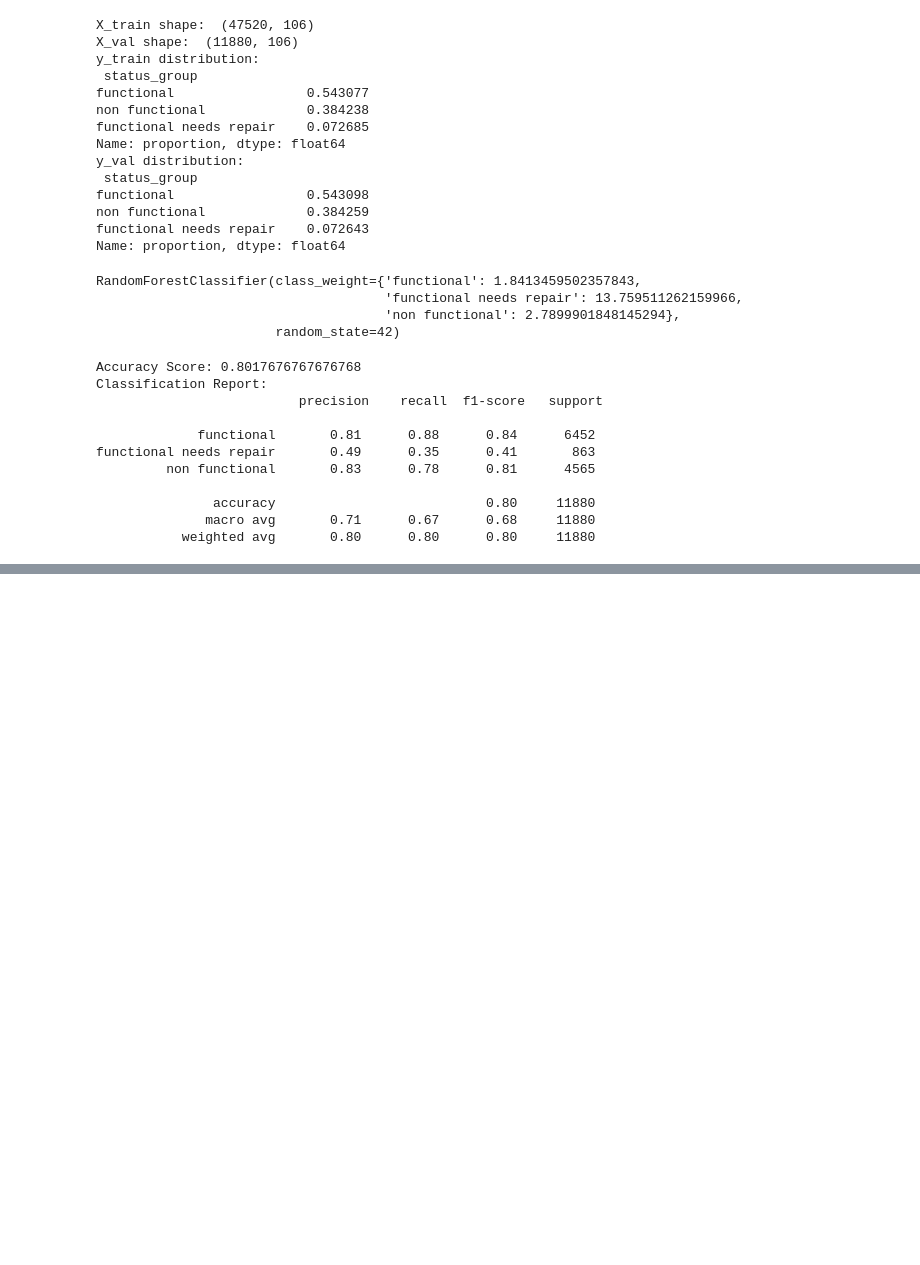
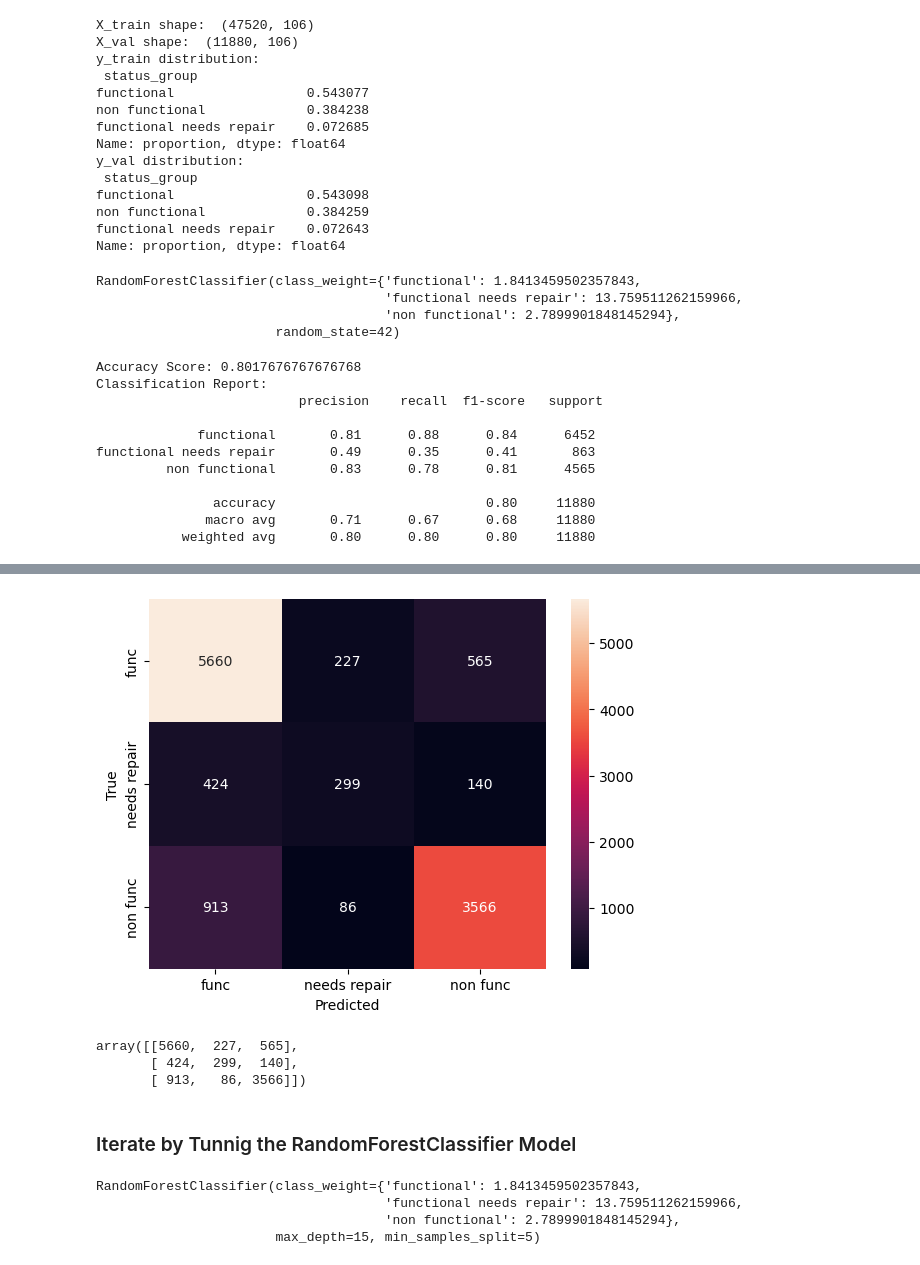
Before and after one commit to KitwanaSh/data_driven_competition, a Jupyter notebook: water_pumps_tz/pump_it_up.ipynb, the cells around one changed output, grey strips where cells are left out. Cells and saved outputs as stored; diff of their text form; code cells hidden in the pictures; blank space fills up the shorter version.

```diff
--- a/water_pumps_tz/pump_it_up.ipynb
+++ b/water_pumps_tz/pump_it_up.ipynb
@@ -813,0 +835,31 @@ functional needs repair       0.49      0.35      0.41       863
+# %%
+
+cm = confusion_matrix(y_val, y_pred, labels=["functional", "functional needs repair", "non functional"])
+sns.heatmap(cm, annot=True, fmt="d", xticklabels=['func', 'needs repair', 'non func'], yticklabels=['func', 'needs repair', 'non func'])
+plt.xlabel("Predicted")
+plt.ylabel("True")
+plt.show()
+# %% [output]
+[figure, added]
+# %%
+confusion_matrix(y_val, y_pred)
+# %% [output]
+array([[5660,  227,  565],
+       [ 424,  299,  140],
+       [ 913,   86, 3566]])
+# %% [markdown]
+### Iterate by Tunnig the RandomForestClassifier Model
+# %%
+rf_tuned = RandomForestClassifier(
+    n_estimators=100,
+    class_weight=class_weights,
+    max_depth=15,
+    min_samples_split=5,
+    )
+
+rf_tuned.fit(X_train, y_train)
+# %% [output]
+RandomForestClassifier(class_weight={'functional': 1.8413459502357843,
+                                     'functional needs repair': 13.759511262159966,
+                                     'non functional': 2.7899901848145294},
+                       max_depth=15, min_samples_split=5)
```
Also changed, not shown: parts of 8 cells of this notebook.
